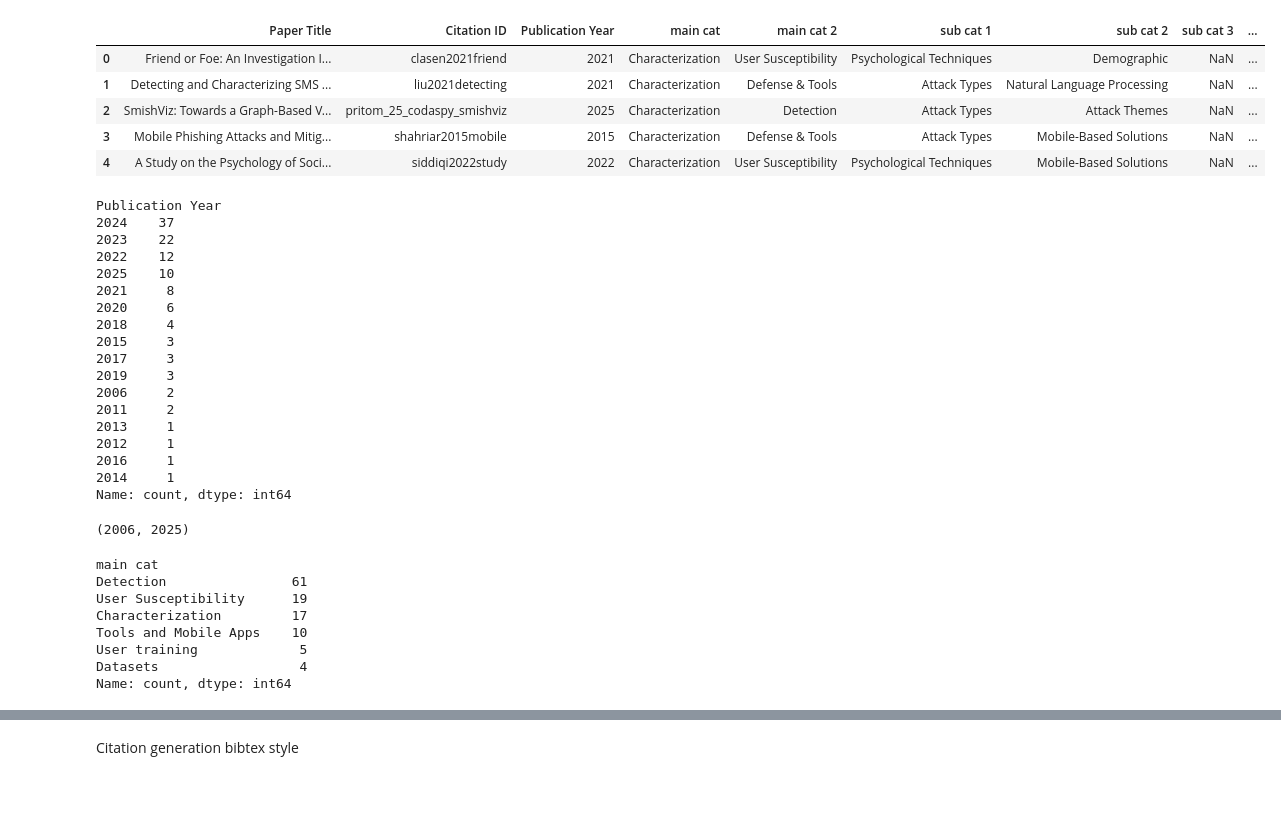
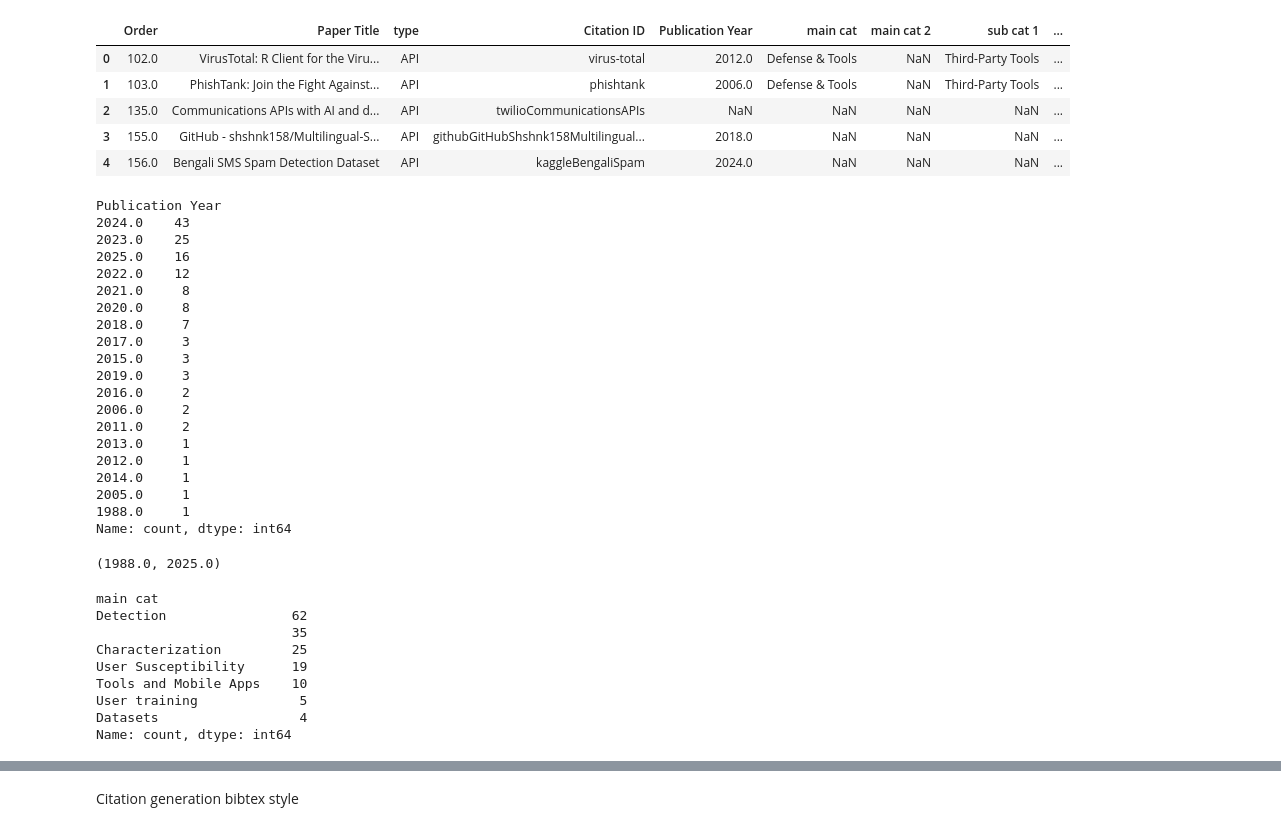
Before and after one commit to MarazMia/SMISH_DT, a Jupyter notebook: Code/papers_stat.ipynb, the cells around one changed output, grey strips where cells are left out. Saved outputs shown, nothing was run; the diff lists cells and outputs as text; code cells hidden in the pictures; blank space fills up the shorter version.

```diff
--- a/Code/papers_stat.ipynb
+++ b/Code/papers_stat.ipynb
@@ -4,15 +4,15 @@ import numpy as np
 import matplotlib.pyplot as plt
 import matplotlib.patches as mpatches
 # %%
-df = pd.read_excel('../papers.xlsx')
+df = pd.read_excel('../papers_2.xlsx')
 df.head()
 # %% [output]
-|  | Paper Title | Citation ID | Publication Year | main cat | main cat 2 | sub cat 1 | sub cat 2 | sub cat 3 | ... |
-| 0 | Friend or Foe: An Investigation I... | clasen2021friend | 2021 | Characterization | User Susceptibility | Psychological Techniques | Demographic | NaN | ... |
-| 1 | Detecting and Characterizing SMS ... | liu2021detecting | 2021 | Characterization | Defense & Tools | Attack Types | Natural Language Processing | NaN | ... |
-| 2 | SmishViz: Towards a Graph-Based V... | pritom_25_codaspy_smishviz | 2025 | Characterization | Detection | Attack Types | Attack Themes | NaN | ... |
-| 3 | Mobile Phishing Attacks and Mitig... | shahriar2015mobile | 2015 | Characterization | Defense & Tools | Attack Types | Mobile-Based Solutions | NaN | ... |
-| 4 | A Study on the Psychology of Soci... | siddiqi2022study | 2022 | Characterization | User Susceptibility | Psychological Techniques | Mobile-Based Solutions | NaN | ... |
+|  | Order | Paper Title | type | Citation ID | Publication Year | main cat | main cat 2 | sub cat 1 | ... |
+| 0 | 102.0 | VirusTotal: R Client for the Viru... | API | virus-total | 2012.0 | Defense & Tools | NaN | Third-Party Tools | ... |
+| 1 | 103.0 | PhishTank: Join the Fight Against... | API | phishtank | 2006.0 | Defense & Tools | NaN | Third-Party Tools | ... |
+| 2 | 135.0 | Communications APIs with AI and d... | API | twilioCommunicationsAPIs | NaN | NaN | NaN | NaN | ... |
+| 3 | 155.0 | GitHub - shshnk158/Multilingual-S... | API | githubGitHubShshnk158Multilingual... | 2018.0 | NaN | NaN | NaN | ... |
+| 4 | 156.0 | Bengali SMS Spam Detection Dataset | API | kaggleBengaliSpam | 2024.0 | NaN | NaN | NaN | ... |
 # %%
 df['main cat'] = df['main cat'].str.strip()
 df['main cat 2'] = df['main cat 2'].str.strip()
@@ -34,27 +34,29 @@ df['Citation ID'] = df['Citation ID'].fillna('')
 df['Publication Year'].value_counts()
 # %% [output]
 Publication Year
-2024    37
-2023    22
-2022    12
-2025    10
-2021     8
-2020     6
-2018     4
-2015     3
-2017     3
-2019     3
-2006     2
-2011     2
-2013     1
-2012     1
-2016     1
-2014     1
+2024.0    43
+2023.0    25
+2025.0    16
+2022.0    12
+2021.0     8
+2020.0     8
+2018.0     7
+2017.0     3
+2015.0     3
+2019.0     3
+2016.0     2
+2006.0     2
+2011.0     2
+2013.0     1
+2012.0     1
+2014.0     1
+2005.0     1
+1988.0     1
 Name: count, dtype: int64
 # %%
 min(df['Publication Year']), max(df['Publication Year'])
 # %% [output]
-(2006, 2025)
+(1988.0, 2025.0)
 # %%
 df['main cat'] = df['main cat'].replace('Defense & Tools', 'Tools and Mobile Apps')
 df['main cat 2'] = df['main cat 2'].replace('Defense & Tools', 'Tools and Mobile Apps')
@@ -62,9 +64,10 @@ df['main cat 2'] = df['main cat 2'].replace('Defense & Tools', 'Tools and Mobile
 df['main cat'].value_counts()
 # %% [output]
 main cat
-Detection                61
+Detection                62
+                         35
+Characterization         25
 User Susceptibility      19
-Characterization         17
 Tools and Mobile Apps    10
 User training             5
 Datasets                  4
```
Also changed, not shown: parts of 19 cells of this notebook, 4 other files.
